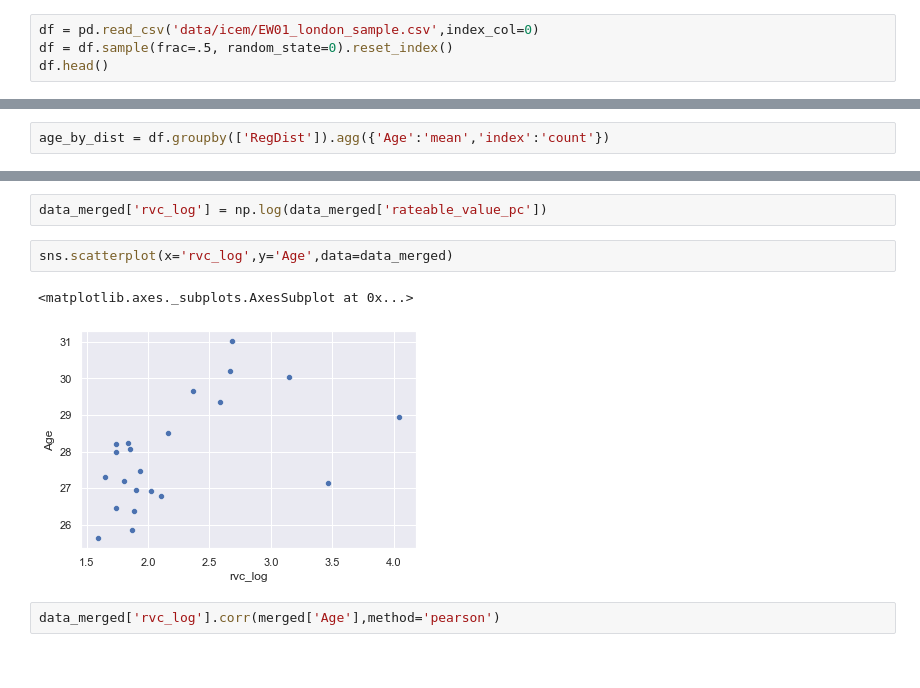
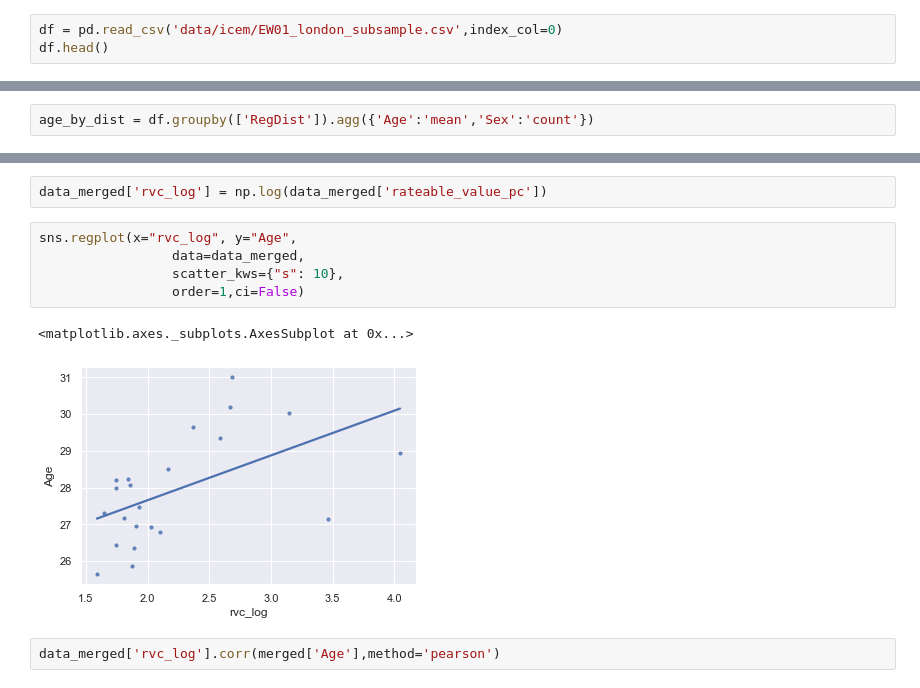
Before and after one commit to kasparvonbeelen/ghi_python, a Jupyter notebook: 10 - Modelling Linear Regression and GLMs.ipynb, the cells around one changed output, grey strips where cells are left out. Saved outputs shown, nothing was run; the diff lists cells and outputs as text.

```diff
--- a/10 - Modelling Linear Regression and GLMs.ipynb
+++ b/10 - Modelling Linear Regression and GLMs.ipynb
@@ -49,7 +38,6 @@ Before we turn to the actual analysis, let's discuss some common data wrangling
 # %% [markdown]
 First we create a new dataframe the records the mean age and number of observiations for each district.
 # %%
-df = pd.read_csv('data/icem/EW01_london_sample.csv',index_col=0)
-df = df.sample(frac=.5, random_state=0).reset_index()
+df = pd.read_csv('data/icem/EW01_london_subsample.csv',index_col=0)
 df.head()
 # %% [output]
@@ -85,5 +50,5 @@ df_sel
 # %%
-age_by_dist = df.groupby(['RegDist']).agg({'Age':'mean','index':'count'})
+age_by_dist = df.groupby(['RegDist']).agg({'Age':'mean','Sex':'count'})
 # %%
 age_by_dist
 # %% [output]
@@ -358,10 +467,13 @@ data_merged['rateable_value_pc'].corr(merged['Age'],method='spearman')
 # %%
 data_merged['rvc_log'] = np.log(data_merged['rateable_value_pc'])
 # %%
-sns.scatterplot(x='rvc_log',y='Age',data=data_merged)
+sns.regplot(x="rvc_log", y="Age",
+                 data=data_merged,
+                 scatter_kws={"s": 10},
+                 order=1,ci=False)
 # %% [output]
 <matplotlib.axes._subplots.AxesSubplot at 0x...>
-[figure, old version]
+[figure, new version]
 # %%
 data_merged['rvc_log'].corr(merged['Age'],method='pearson')
 # %% [output]
```
Also changed, not shown: parts of 76 cells of this notebook.
